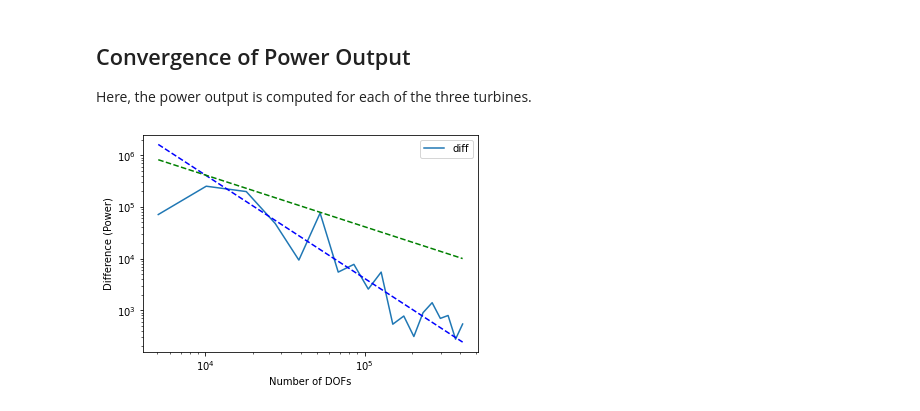
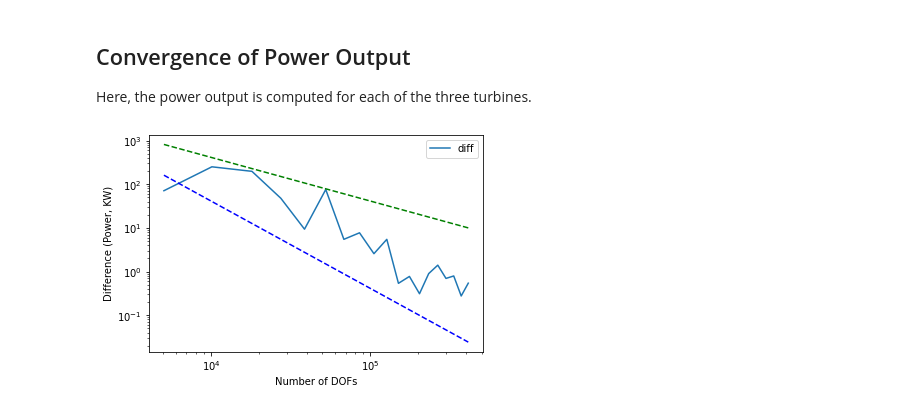
Before and after one commit to jordanperr/csci5636finalproject-windse-convergence, a Jupyter notebook: convergence-plots.ipynb, the cells around one changed output. Drawn from its saved outputs; the diff is of its cells as text; code cells hidden in the pictures.

Commit message:
pushing plots that differentiate between three turbines

```diff
--- a/convergence-plots.ipynb
+++ b/convergence-plots.ipynb
@@ -60,12 +73,15 @@ df = experiment_2d.get_results()
 # %%
+df = experiment_2d.get_results()
+
+df["sum"] = df["sum"] / 10**3
 df["diff"] = df["sum"].diff().abs()
 
 df.plot(x="dofs", y="diff", logx=True, logy=True)
 plt.xlabel("Number of DOFs")
-plt.ylabel("Difference (Power)")
+plt.ylabel("Difference (Power, KW)")
 x = df["dofs"][1:]
-plt.plot(x, (x.max()*10**8)/x**2, "b--", label="1/x^2")
-plt.plot(x, (x.max()*10**4)/x, "g--", label="1/x")
+plt.plot(x, (x.max()*10**4)/x**2, "b--", label="1/x^2")
+plt.plot(x, (x.max()*10**1)/x, "g--", label="1/x")
 plt.show()
 # %% [output]
-[figure, old version]
+[figure, new version]
```
Also changed, not shown: parts of 8 cells of this notebook.
